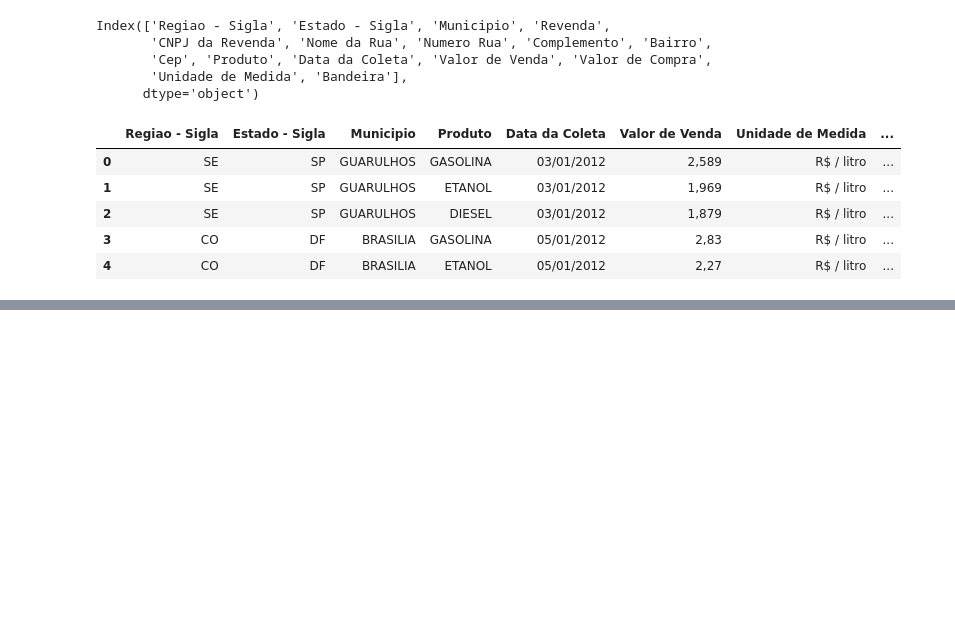
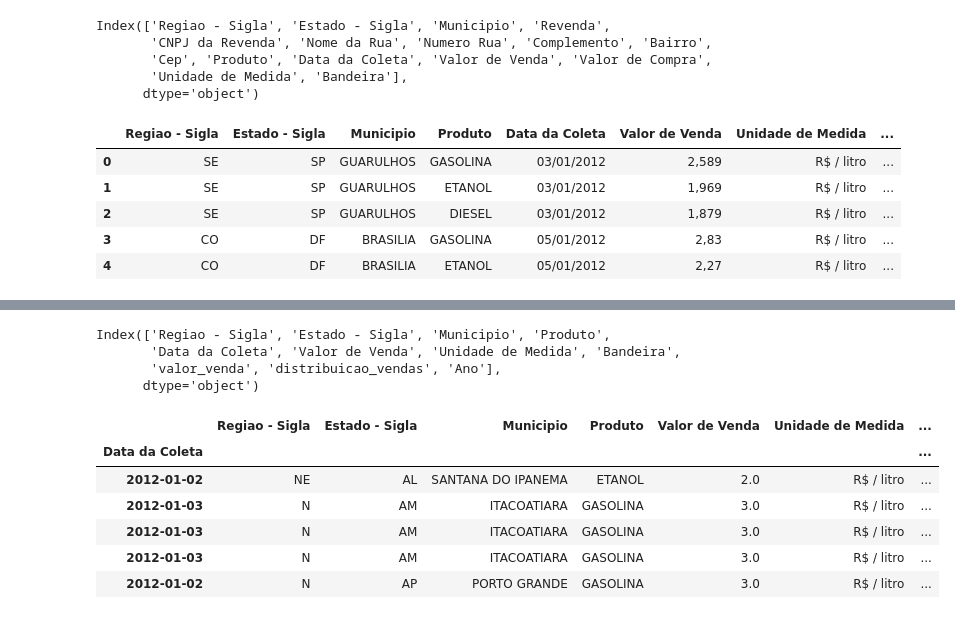
Before and after one commit to Jacksonvieira431/combustiveis_automotivos, a Jupyter notebook: Analise.ipynb, the cells around one changed output, grey strips where cells are left out. Drawn from its saved outputs; the diff is of its cells as text; code cells hidden in the pictures; blank space fills up the shorter version.

```diff
--- a/Analise.ipynb
+++ b/Analise.ipynb
@@ -91,0 +216,18 @@ Index(['Regiao - Sigla', 'Estado - Sigla', 'Municipio', 'Produto',
+# %%
+combustiveis_automotivos_df.columns
+# %% [output]
+Index(['Regiao - Sigla', 'Estado - Sigla', 'Municipio', 'Produto',
+       'Data da Coleta', 'Valor de Venda', 'Unidade de Medida', 'Bandeira',
+       'valor_venda', 'distribuicao_vendas', 'Ano'],
+      dtype='object')
+# %%
+combustiveis_automotivos_df = combustiveis_automotivos_df.set_index('Data da Coleta')
+combustiveis_automotivos_df.head()
+# %% [output]
+|  | Regiao - Sigla | Estado - Sigla | Municipio | Produto | Valor de Venda | Unidade de Medida | ... |
+| Data da Coleta |  |  |  |  |  |  | ... |
+| 2012-01-02 | NE | AL | SANTANA DO IPANEMA | ETANOL | 2.0 | R$ / litro | ... |
+| 2012-01-03 | N | AM | ITACOATIARA | GASOLINA | 3.0 | R$ / litro | ... |
+| 2012-01-03 | N | AM | ITACOATIARA | GASOLINA | 3.0 | R$ / litro | ... |
+| 2012-01-03 | N | AM | ITACOATIARA | GASOLINA | 3.0 | R$ / litro | ... |
+| 2012-01-02 | N | AP | PORTO GRANDE | GASOLINA | 3.0 | R$ / litro | ... |
```
Also changed, not shown: parts of 11 cells of this notebook.
